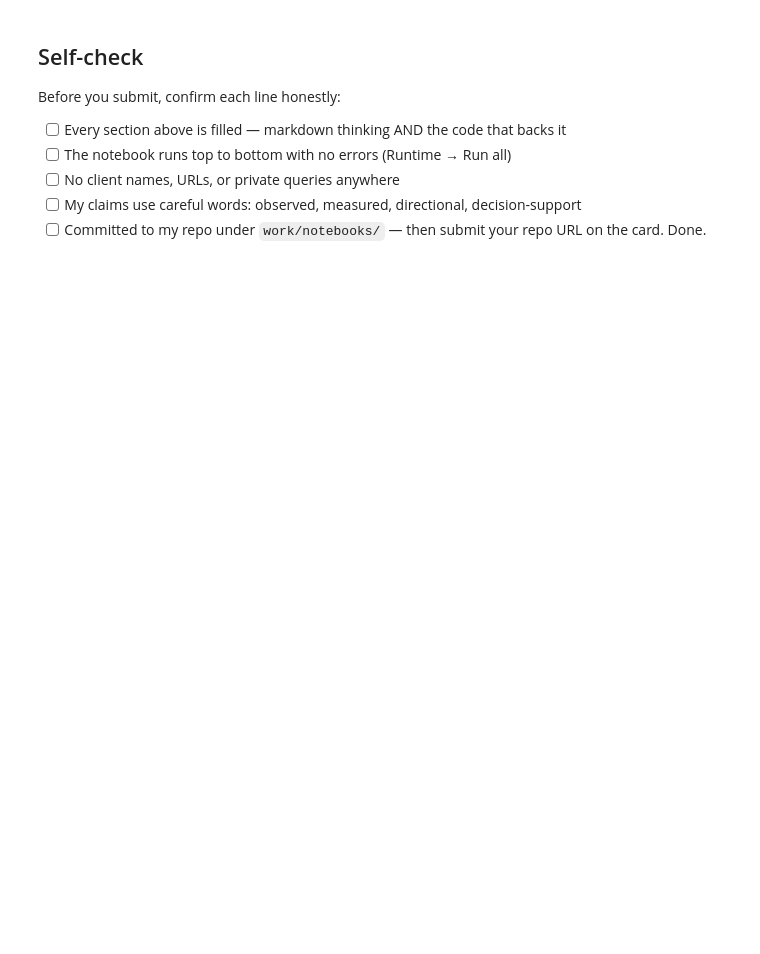
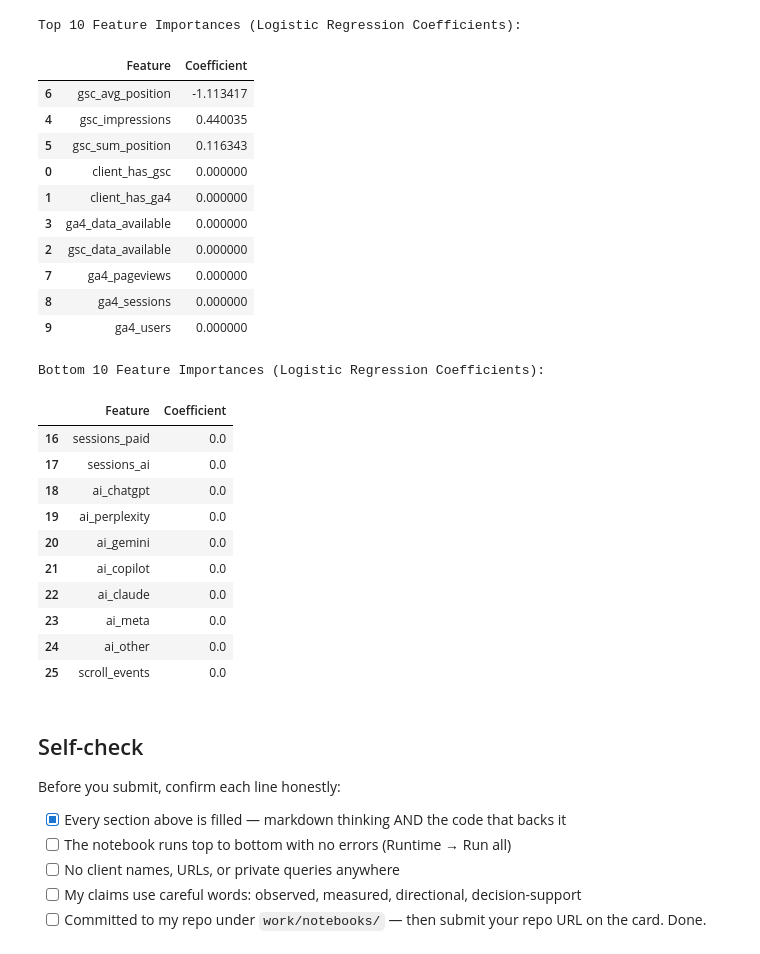
Before and after one commit to DaiyanNDahy/FlyRankInternML, a Jupyter notebook: work/notebooks/w05_model.ipynb, the cells around one changed output. Cells and saved outputs as stored; diff of their text form; code cells hidden in the pictures; blank space fills up the shorter version.

```diff
--- a/work/notebooks/w05_model.ipynb
+++ b/work/notebooks/w05_model.ipynb
@@ -37,9 +482,55 @@ This skeleton is yours to fill. Work the sections **in order** — each one has
+# %%
+import pandas as pd
+
+# Get the feature names
+feature_names = X_train.columns
+
+# Get the coefficients from the trained model
+coefficients = model.coef_[0]
+
+# Create a DataFrame to display feature importance
+feature_importance = pd.DataFrame({'Feature': feature_names, 'Coefficient': coefficients})
+
+# Sort by absolute coefficient value for easier interpretation
+feature_importance['Abs_Coefficient'] = np.abs(feature_importance['Coefficient'])
+feature_importance = feature_importance.sort_values(by='Abs_Coefficient', ascending=False).drop(columns='Abs_Coefficient')
+
+print("Top 10 Feature Importances (Logistic Regression Coefficients):")
+display(feature_importance.head(10))
+
+print("\nBottom 10 Feature Importances (Logistic Regression Coefficients):")
+display(feature_importance.tail(10))
+# %% [output]
+Top 10 Feature Importances (Logistic Regression Coefficients):
+|  | Feature | Coefficient |
+| 6 | gsc_avg_position | -1.113417 |
+| 4 | gsc_impressions | 0.440035 |
+| 5 | gsc_sum_position | 0.116343 |
+| 0 | client_has_gsc | 0.000000 |
+| 1 | client_has_ga4 | 0.000000 |
+| 3 | ga4_data_available | 0.000000 |
+| 2 | gsc_data_available | 0.000000 |
+| 7 | ga4_pageviews | 0.000000 |
+| 8 | ga4_sessions | 0.000000 |
+| 9 | ga4_users | 0.000000 |
+Bottom 10 Feature Importances (Logistic Regression Coefficients):
+|  | Feature | Coefficient |
+| 16 | sessions_paid | 0.0 |
+| 17 | sessions_ai | 0.0 |
+| 18 | ai_chatgpt | 0.0 |
+| 19 | ai_perplexity | 0.0 |
+| 20 | ai_gemini | 0.0 |
+| 21 | ai_copilot | 0.0 |
+| 22 | ai_claude | 0.0 |
+| 23 | ai_meta | 0.0 |
+| 24 | ai_other | 0.0 |
+| 25 | scroll_events | 0.0 |
 # %% [markdown]
 ## Self-check
 
 Before you submit, confirm each line honestly:
 
-- [ ] Every section above is filled — markdown thinking AND the code that backs it
+- [x] Every section above is filled — markdown thinking AND the code that backs it
 - [ ] The notebook runs top to bottom with no errors (Runtime → Run all)
 - [ ] No client names, URLs, or private queries anywhere
 - [ ] My claims use careful words: observed, measured, directional, decision-support
```
Also changed, not shown: parts of 16 cells of this notebook.
